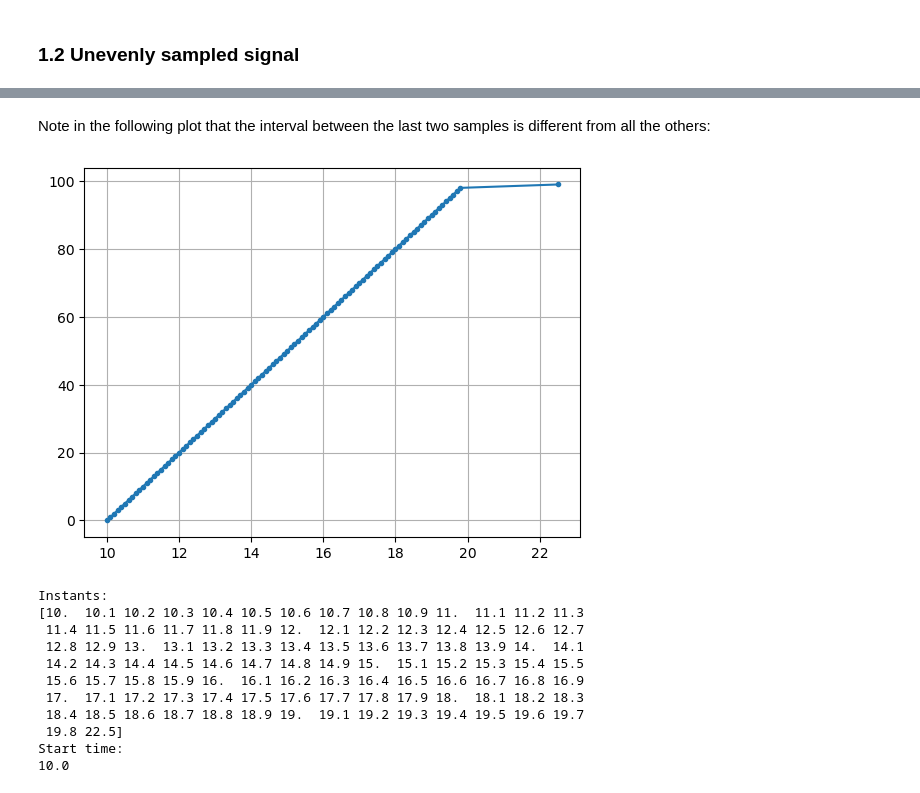
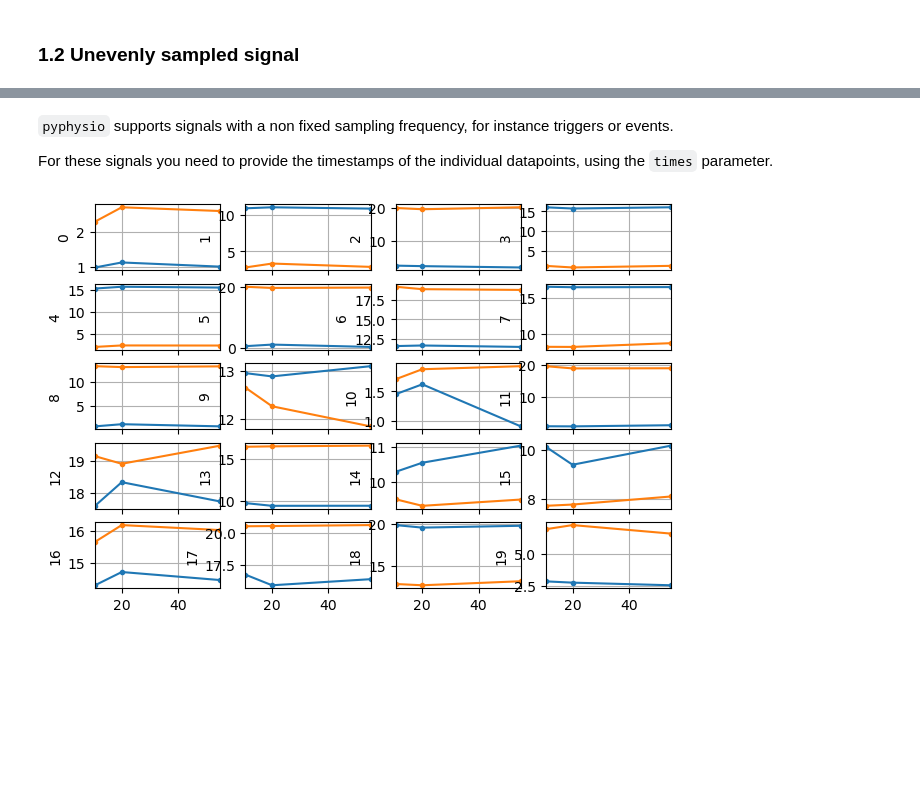
Before and after one commit to Stefans-code/Project_Work, a Jupyter notebook: tutorials/1-signals.ipynb, the cells around one changed output, grey strips where cells are left out. Cells and saved outputs as stored; diff of their text form; code cells hidden in the pictures; blank space fills up the shorter version.

```diff
--- a/tutorials/1-signals.ipynb
+++ b/tutorials/1-signals.ipynb
@@ -190,29 +156,18 @@ s_fake_time = create_signal(data = signal_values,
-# %% [markdown]
-Note in the following plot that the interval between the last two samples is different from all the others:
+# %% [markdown]
+`pyphysio` supports signals with a non fixed sampling frequency, for instance triggers or events.
+
+For these signals you need to provide the timestamps of the individual datapoints, using the `times` parameter.
+# %%
+times = [10.5, 20, 55]
+n_channels = 20;
+n_components = 2;
+
+signal_values = np.random.uniform(0, 1, size = (len(times), n_channels, n_components))
+signal_values = signal_values + np.random.uniform(0, 20, size = (1, n_channels, n_components)) # add random mean
+
+signal_unevenly = create_signal(data = signal_values,
+                             times = times)
 # %%
-#plot
-s_fake_time.p.plot('.')
+signal_unevenly.p.plot()
 # %% [output]
-[figure, old version]
+[figure, new version]
-# %%
-# note that the times are the same but not the starting_time nor the indices:
-
-# check samples instants
-print('Instants:')
-print(s_fake_time.p.get_times())
-
-# check start_time
-print('Start time:')
-print(s_fake_time.p.get_start_time())
-# %% [output]
-Instants:
-[10.  10.1 10.2 10.3 10.4 10.5 10.6 10.7 10.8 10.9 11.  11.1 11.2 11.3
- 11.4 11.5 11.6 11.7 11.8 11.9 12.  12.1 12.2 12.3 12.4 12.5 12.6 12.7
- 12.8 12.9 13.  13.1 13.2 13.3 13.4 13.5 13.6 13.7 13.8 13.9 14.  14.1
- 14.2 14.3 14.4 14.5 14.6 14.7 14.8 14.9 15.  15.1 15.2 15.3 15.4 15.5
- 15.6 15.7 15.8 15.9 16.  16.1 16.2 16.3 16.4 16.5 16.6 16.7 16.8 16.9
- 17.  17.1 17.2 17.3 17.4 17.5 17.6 17.7 17.8 17.9 18.  18.1 18.2 18.3
- 18.4 18.5 18.6 18.7 18.8 18.9 19.  19.1 19.2 19.3 19.4 19.5 19.6 19.7
- 19.8 22.5]
-Start time:
-10.0
```
Also changed, not shown: parts of 34 cells of this notebook, 17 other files.
